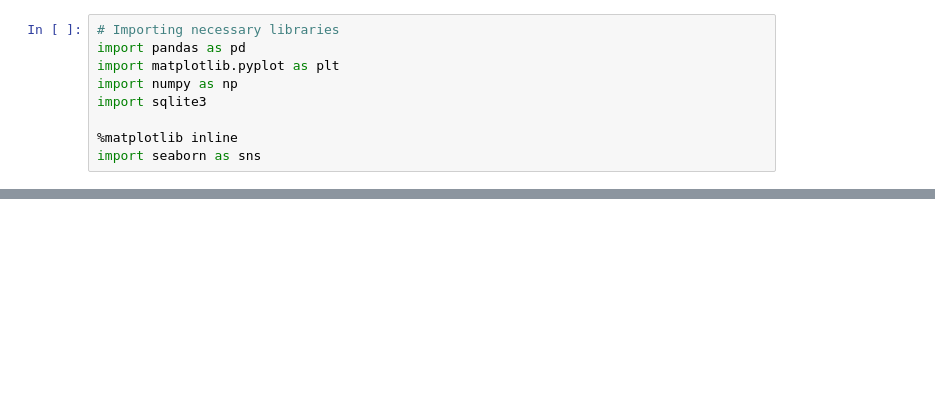
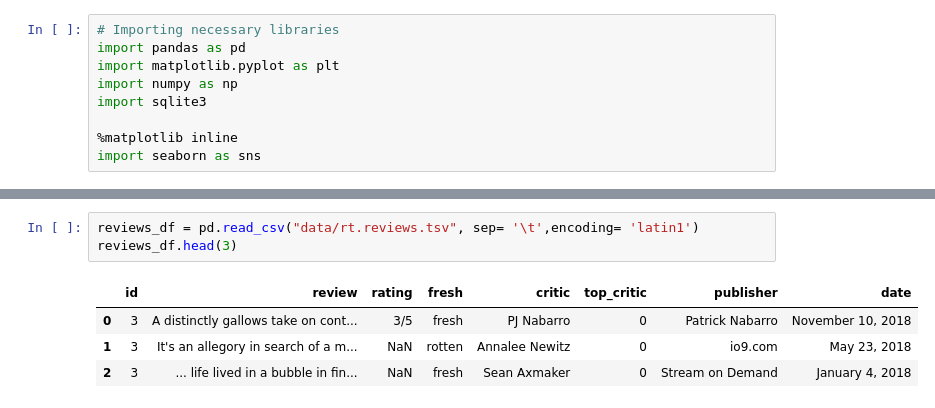
Before and after one commit to jameskatiba/Microsoft-Film-Recommendation-System, a Jupyter notebook: film.ipynb, the cells around one changed output, grey strips where cells are left out. Drawn from its saved outputs; the diff is of its cells as text; blank space fills up the shorter version.

```diff
--- a/film.ipynb
+++ b/film.ipynb
@@ -64,0 +78,8 @@ movies_df.head(3)
+# %%
+reviews_df = pd.read_csv("data/rt.reviews.tsv", sep= '\t',encoding= 'latin1')
+reviews_df.head(3)
+# %% [output]
+|  | id | review | rating | fresh | critic | top_critic | publisher | date |
+| 0 | 3 | A distinctly gallows take on cont... | 3/5 | fresh | PJ Nabarro | 0 | Patrick Nabarro | November 10, 2018 |
+| 1 | 3 | It's an allegory in search of a m... | NaN | rotten | Annalee Newitz | 0 | io9.com | May 23, 2018 |
+| 2 | 3 | ... life lived in a bubble in fin... | NaN | fresh | Sean Axmaker | 0 | Stream on Demand | January 4, 2018 |
```
Also changed, not shown: parts of 9 cells of this notebook.
